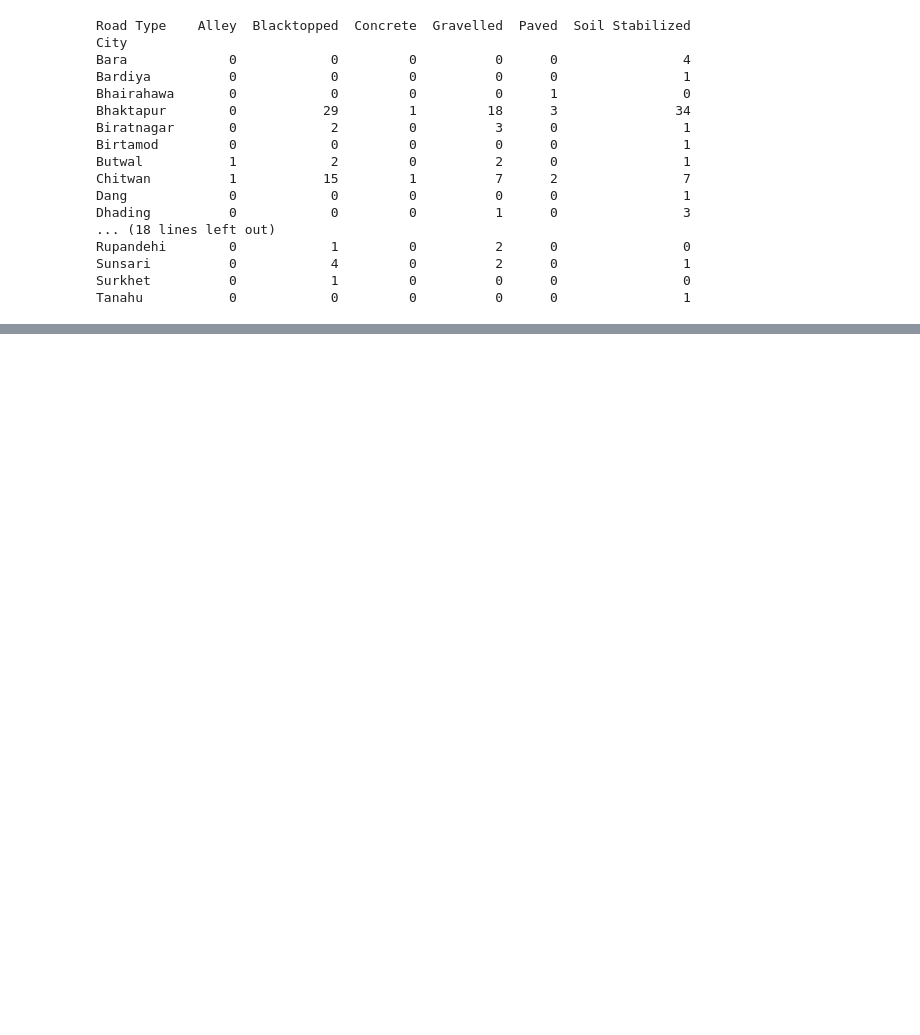
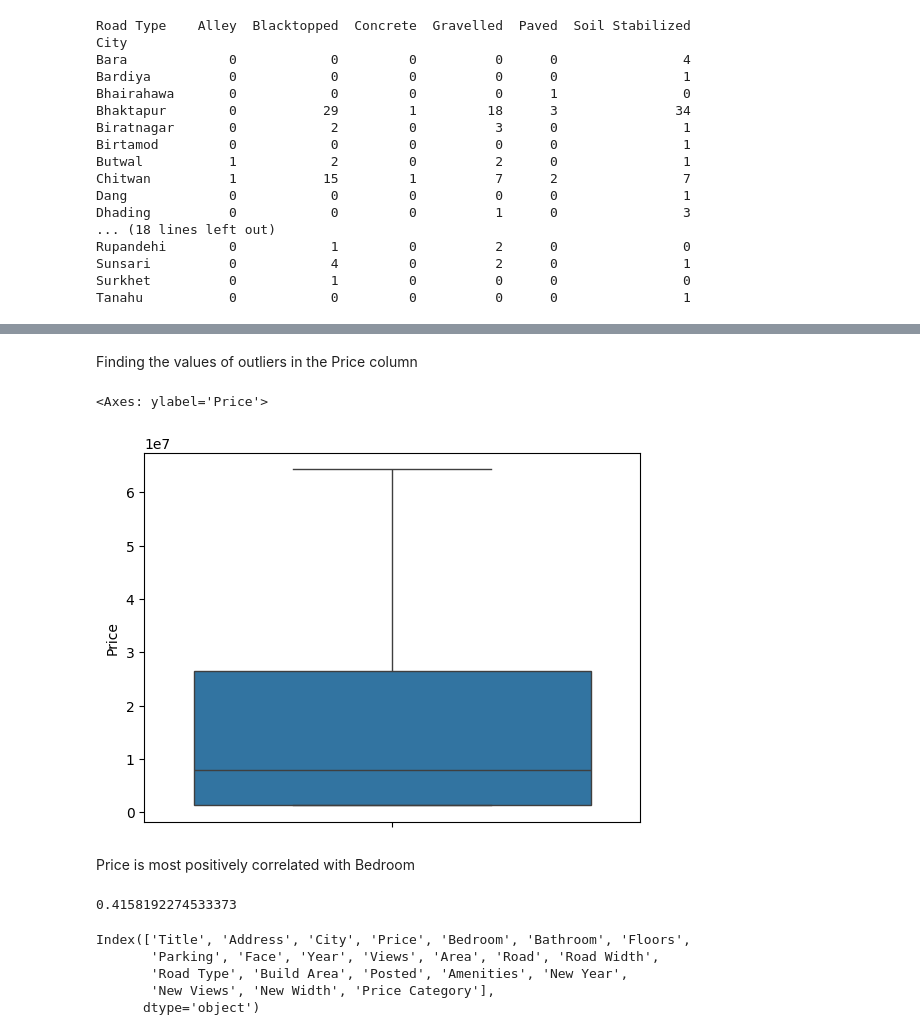
Before and after one commit to Swoyesh/House_Price_Predictor, a Jupyter notebook: housing.ipynb, the cells around one changed output, grey strips where cells are left out. Drawn from its saved outputs; the diff is of its cells as text; code cells hidden in the pictures; blank space fills up the shorter version.

```diff
--- a/housing.ipynb
+++ b/housing.ipynb
@@ -751,0 +791,21 @@ Tanahu           0            0         0          0      0                1
+# %% [markdown]
+Finding the values of outliers in the Price column
+# %%
+sns.boxplot(y = cleanData['Price'])
+# %% [output]
+<Axes: ylabel='Price'>
+[figure, added]
+# %% [markdown]
+Price is most positively correlated with Bedroom
+# %%
+print(cleanData['Price'].corr(cleanData['Bedroom']))
+# %% [output]
+0.4158192274533373
+# %%
+cleanData.columns
+# %% [output]
+Index(['Title', 'Address', 'City', 'Price', 'Bedroom', 'Bathroom', 'Floors',
+       'Parking', 'Face', 'Year', 'Views', 'Area', 'Road', 'Road Width',
+       'Road Type', 'Build Area', 'Posted', 'Amenities', 'New Year',
+       'New Views', 'New Width', 'Price Category'],
+      dtype='object')
```
Also changed, not shown: parts of 10 cells of this notebook.
